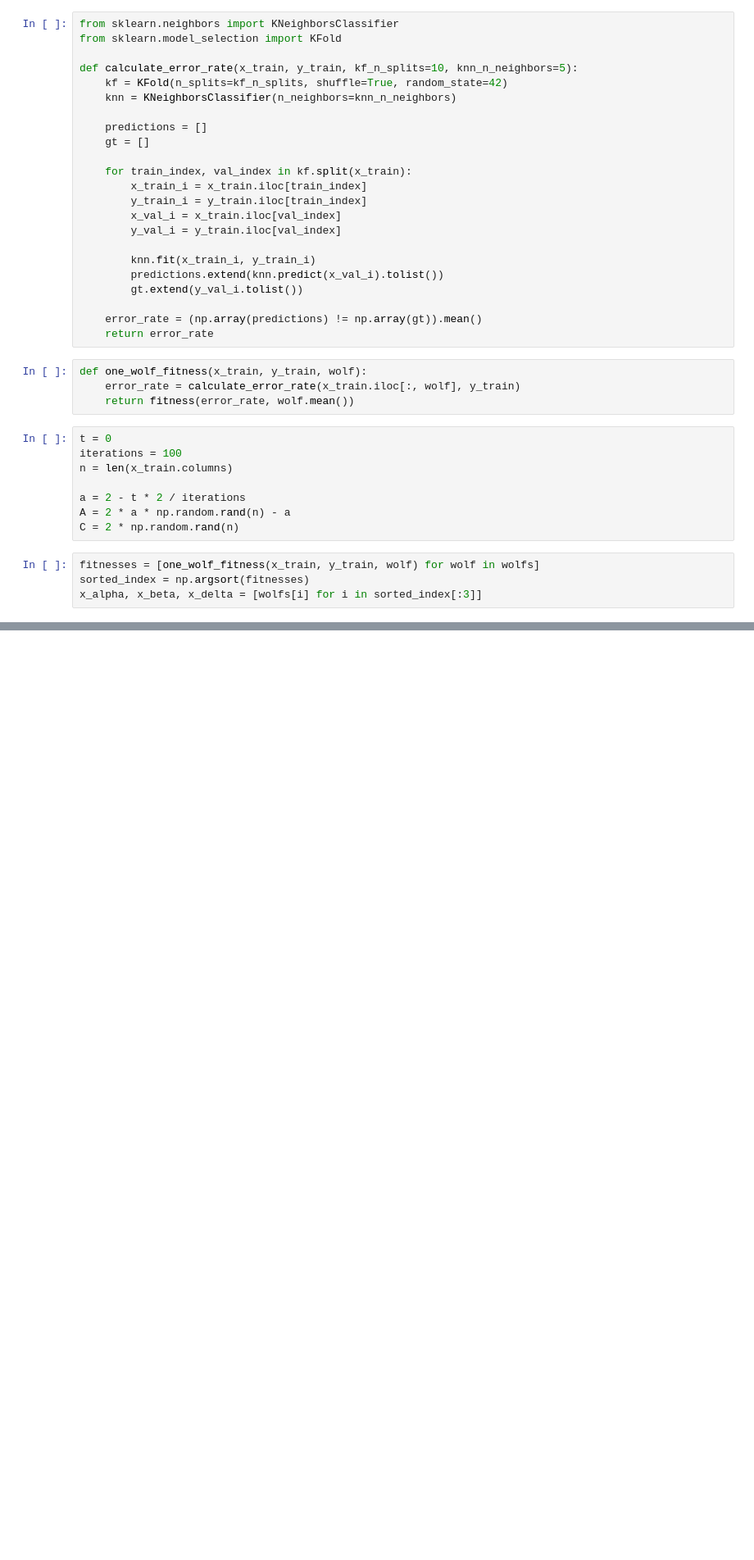
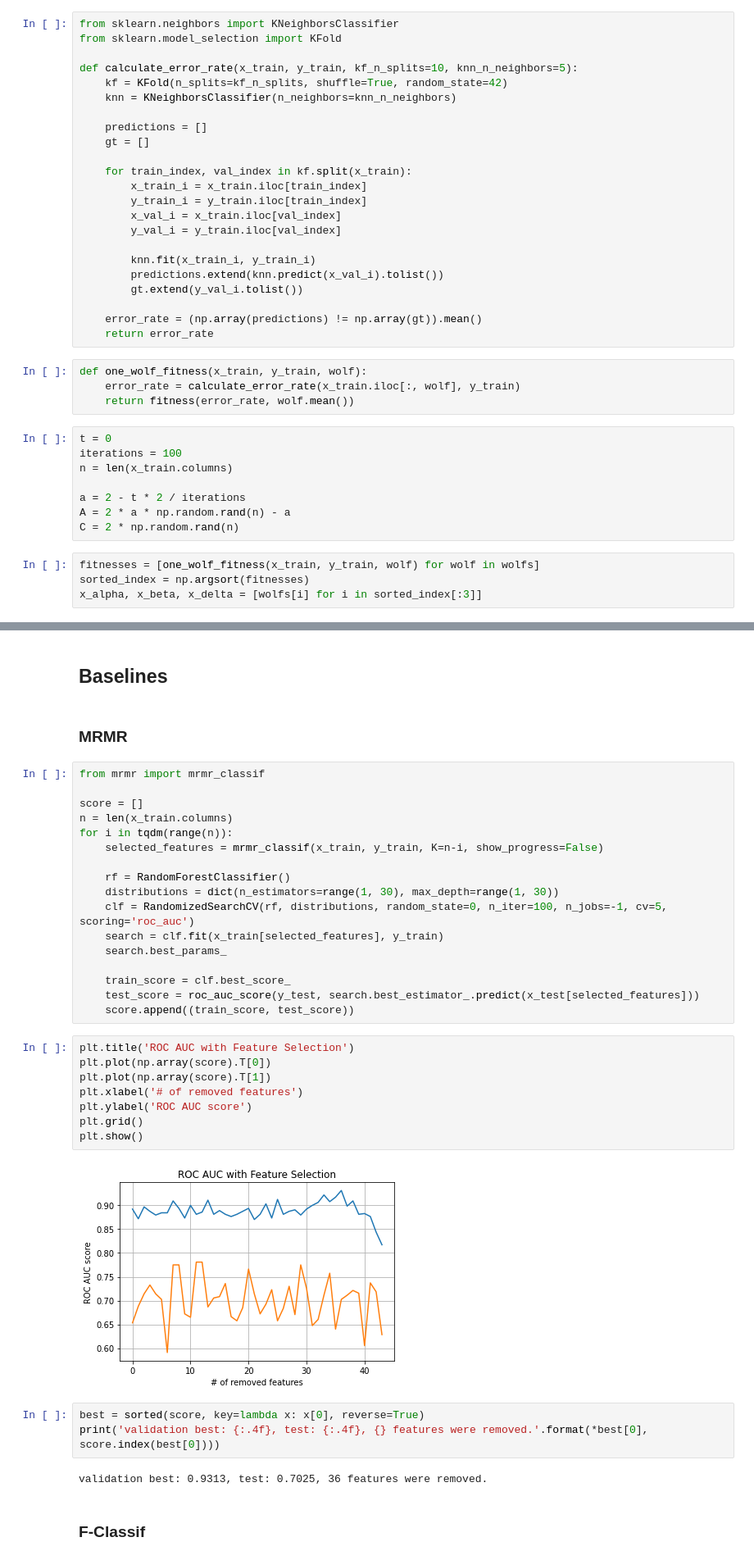
Before and after one commit to TzviLederer/feature-selection, a Jupyter notebook: assingment4.ipynb, the cells around one changed output, grey strips where cells are left out. Shown at 82% size. Cells and saved outputs as stored; diff of their text form; blank space fills up the shorter version.

Commit message:
add some baselines

```diff
--- a/assingment4.ipynb
+++ b/assingment4.ipynb
@@ -209,0 +217,38 @@ test - 0.5602713178294574
+# %% [markdown]
+## Baselines
+# %% [markdown]
+### MRMR
+# %%
+from mrmr import mrmr_classif
+
+score = []
+n = len(x_train.columns)
+for i in tqdm(range(n)):
+    selected_features = mrmr_classif(x_train, y_train, K=n-i, show_progress=False)
+
+    rf = RandomForestClassifier()
+    distributions = dict(n_estimators=range(1, 30), max_depth=range(1, 30))
+    clf = RandomizedSearchCV(rf, distributions, random_state=0, n_iter=100, n_jobs=-1, cv=5, scoring='roc_auc')
+    search = clf.fit(x_train[selected_features], y_train)
+    search.best_params_
+
+    train_score = clf.best_score_
+    test_score = roc_auc_score(y_test, search.best_estimator_.predict(x_test[selected_features]))
+    score.append((train_score, test_score))
+# %%
+plt.title('ROC AUC with Feature Selection')
+plt.plot(np.array(score).T[0])
+plt.plot(np.array(score).T[1])
+plt.xlabel('# of removed features')
+plt.ylabel('ROC AUC score')
+plt.grid()
+plt.show()
+# %% [output]
+[figure, added]
+# %%
+best = sorted(score, key=lambda x: x[0], reverse=True)
+print('validation best: {:.4f}, test: {:.4f}, {} features were removed.'.format(*best[0], score.index(best[0])))
+# %% [output]
+validation best: 0.9313, test: 0.7025, 36 features were removed.
+# %% [markdown]
+### F-Classif
```
Also changed, not shown: parts of 13 cells of this notebook.
